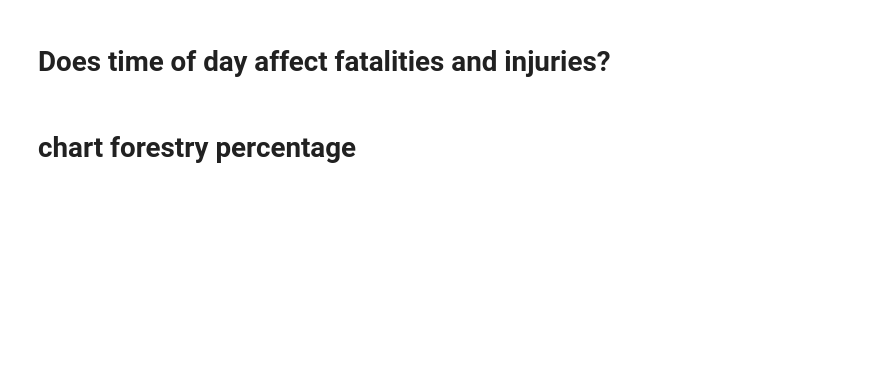
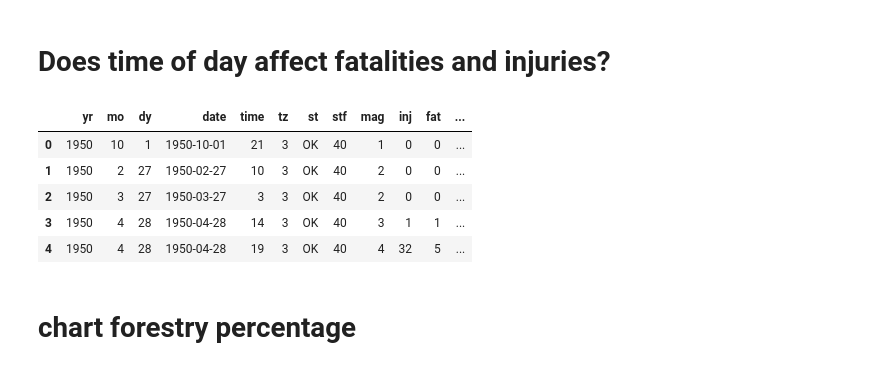
Before and after one commit to AllyBaker00/ally_capstone, a Jupyter notebook: notebooks/capstone1.ipynb, the cells around one changed output. Saved outputs shown, nothing was run; the diff lists cells and outputs as text; code cells hidden in the pictures; blank space fills up the shorter version.

```diff
--- a/notebooks/capstone1.ipynb
+++ b/notebooks/capstone1.ipynb
@@ -165,3 +341,12 @@ merge2['time'] = pd.to_datetime(merge2['time'], format= '%H:%M:%S').dt.hour
 merge2.loc[(merge2['time'] >= 5) & (merge2['time'] <= 16), 'day_or_night'] = 'day'
 merge2.loc[(merge2['time'] < 5), 'day_or_night'] = 'night'
 merge2.loc[(merge2['time'] > 16), 'day_or_night'] = 'night'
+# %%
+merge2.head()
+# %% [output]
+|  | yr | mo | dy | date | time | tz | st | stf | mag | inj | fat | ... |
+| 0 | 1950 | 10 | 1 | 1950-10-01 | 21 | 3 | OK | 40 | 1 | 0 | 0 | ... |
+| 1 | 1950 | 2 | 27 | 1950-02-27 | 10 | 3 | OK | 40 | 2 | 0 | 0 | ... |
+| 2 | 1950 | 3 | 27 | 1950-03-27 | 3 | 3 | OK | 40 | 2 | 0 | 0 | ... |
+| 3 | 1950 | 4 | 28 | 1950-04-28 | 14 | 3 | OK | 40 | 3 | 1 | 1 | ... |
+| 4 | 1950 | 4 | 28 | 1950-04-28 | 19 | 3 | OK | 40 | 4 | 32 | 5 | ... |
```
Also changed, not shown: parts of 32 cells of this notebook, 1 other file.
